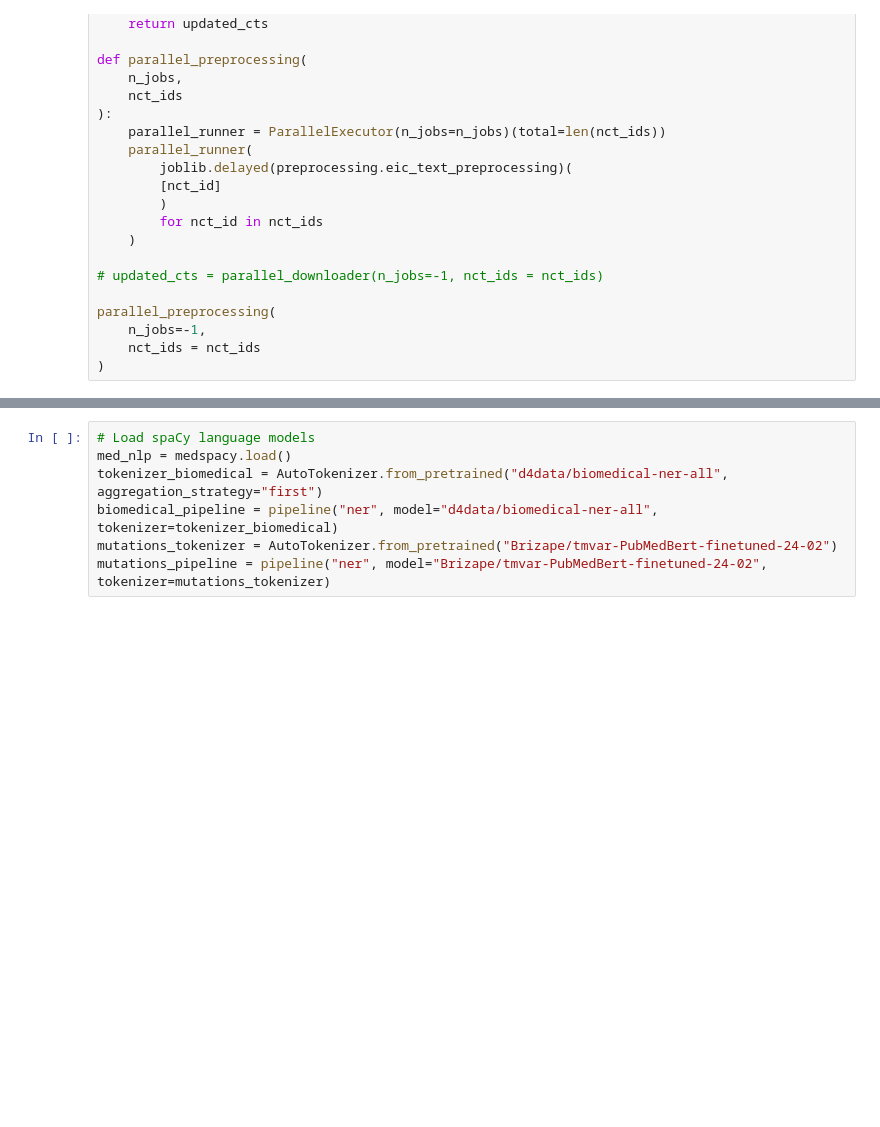
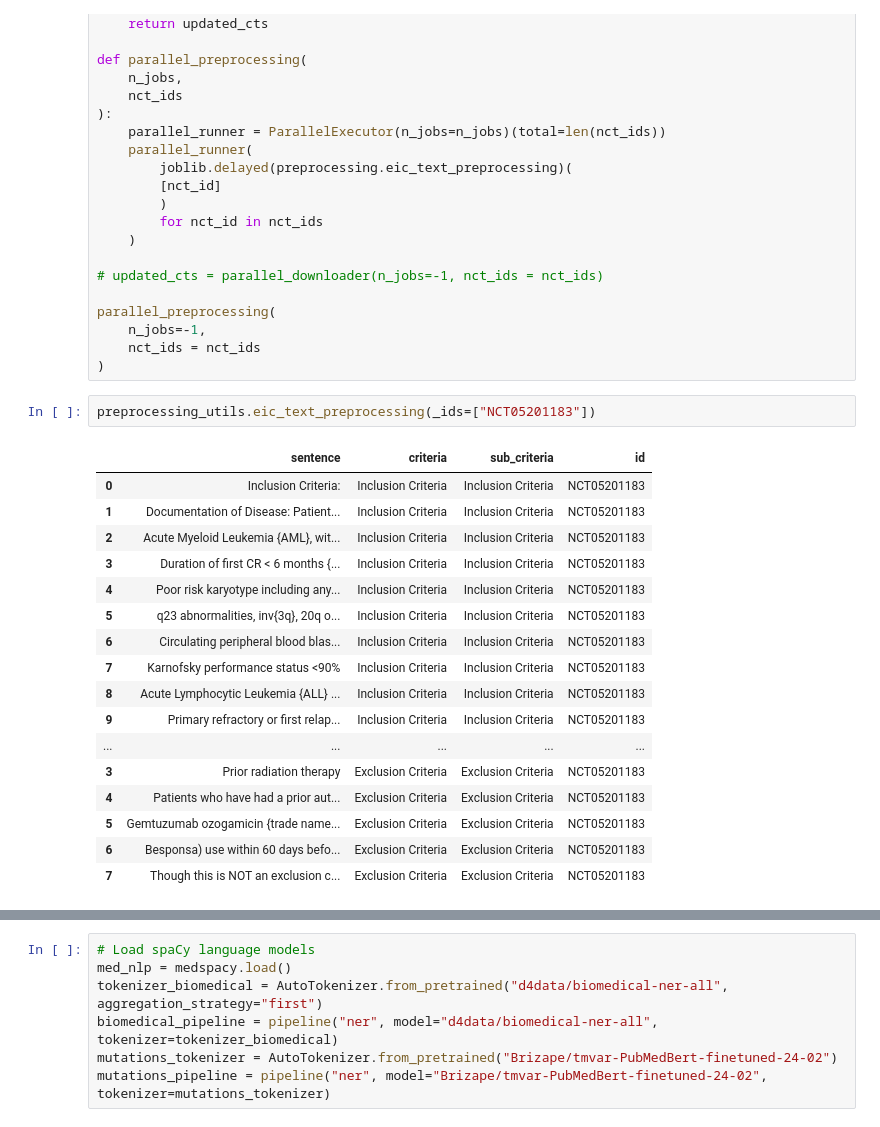
Before and after one commit to majdabd/TrialMatchAI, a Jupyter notebook: src/inference.ipynb, the cells around one changed output, grey strips where cells are left out. Saved outputs shown, nothing was run; the diff lists cells and outputs as text; blank space fills up the shorter version.

```diff
--- a/src/inference.ipynb
+++ b/src/inference.ipynb
@@ -85,3 +81,23 @@ parallel_preprocessing(
     n_jobs=-1,
     nct_ids = nct_ids
 )
+# %%
+preprocessing_utils.eic_text_preprocessing(_ids=["NCT05201183"])
+# %% [output]
+|  | sentence | criteria | sub_criteria | id |
+| 0 | Inclusion Criteria: | Inclusion Criteria | Inclusion Criteria | NCT05201183 |
+| 1 | Documentation of Disease: Patient... | Inclusion Criteria | Inclusion Criteria | NCT05201183 |
+| 2 | Acute Myeloid Leukemia {AML}, wit... | Inclusion Criteria | Inclusion Criteria | NCT05201183 |
+| 3 | Duration of first CR < 6 months {... | Inclusion Criteria | Inclusion Criteria | NCT05201183 |
+| 4 | Poor risk karyotype including any... | Inclusion Criteria | Inclusion Criteria | NCT05201183 |
+| 5 | q23 abnormalities, inv{3q}, 20q o... | Inclusion Criteria | Inclusion Criteria | NCT05201183 |
+| 6 | Circulating peripheral blood blas... | Inclusion Criteria | Inclusion Criteria | NCT05201183 |
+| 7 | Karnofsky performance status <90% | Inclusion Criteria | Inclusion Criteria | NCT05201183 |
+| 8 | Acute Lymphocytic Leukemia {ALL} ... | Inclusion Criteria | Inclusion Criteria | NCT05201183 |
+| 9 | Primary refractory or first relap... | Inclusion Criteria | Inclusion Criteria | NCT05201183 |
+| ... | ... | ... | ... | ... |
+| 3 | Prior radiation therapy | Exclusion Criteria | Exclusion Criteria | NCT05201183 |
+| 4 | Patients who have had a prior aut... | Exclusion Criteria | Exclusion Criteria | NCT05201183 |
+| 5 | Gemtuzumab ozogamicin {trade name... | Exclusion Criteria | Exclusion Criteria | NCT05201183 |
+| 6 | Besponsa) use within 60 days befo... | Exclusion Criteria | Exclusion Criteria | NCT05201183 |
+| 7 | Though this is NOT an exclusion c... | Exclusion Criteria | Exclusion Criteria | NCT05201183 |
```
Also changed, not shown: parts of 8 cells of this notebook, 7 other files.
